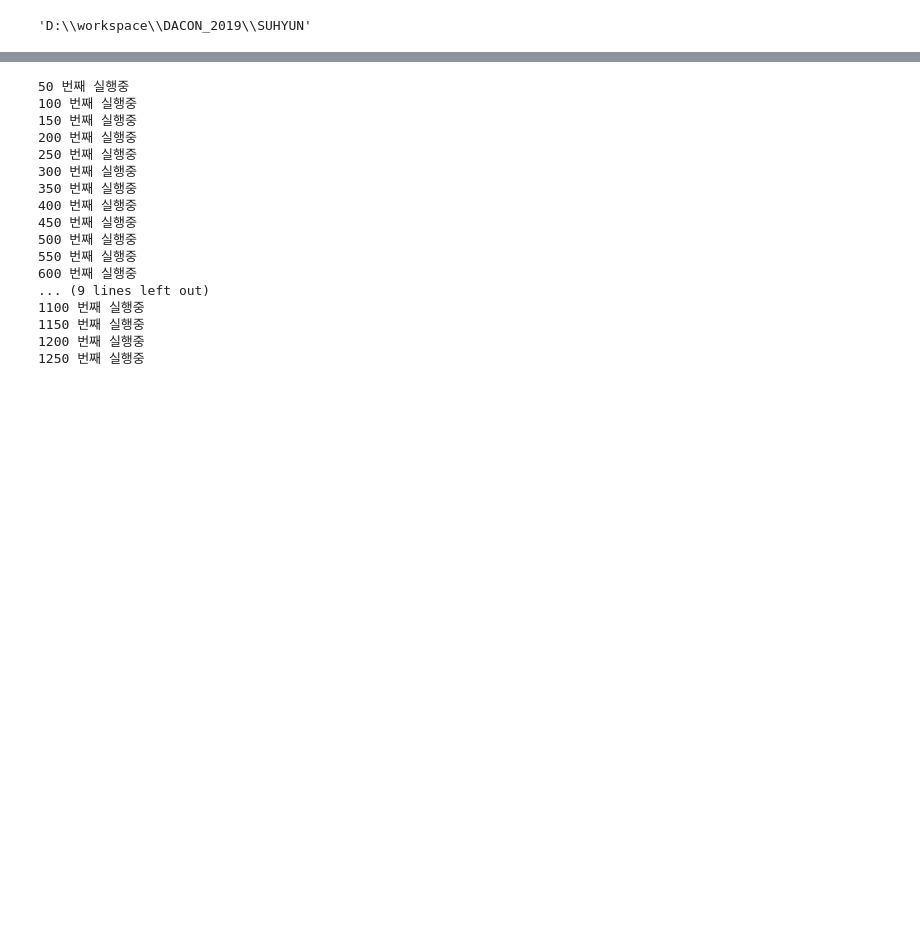
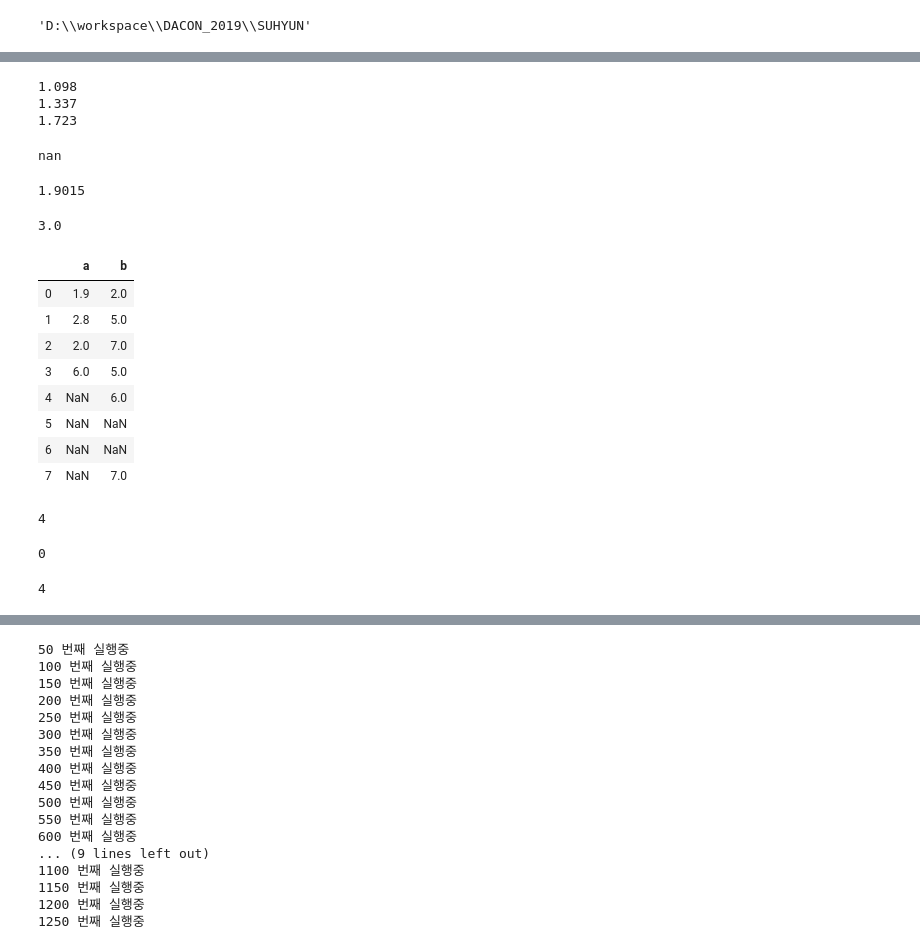
Before and after one commit to yagippi27/DACON_CONTEST_2019, a Jupyter notebook: SUHYUN/DACON_NA.ipynb, the cells around one changed output, grey strips where cells are left out. Saved outputs shown, nothing was run; the diff lists cells and outputs as text; code cells hidden in the pictures; blank space fills up the shorter version.

```diff
--- a/SUHYUN/DACON_NA.ipynb
+++ b/SUHYUN/DACON_NA.ipynb
@@ -33,0 +57,53 @@ train = train2.copy()
+# %%
+data_1q = np.percentile(data.iloc[:,1].dropna(), 25)
+print(data_1q)
+data_2q = np.percentile(data.iloc[:,1].dropna(), 50)
+print(data_2q)
+data_3q = np.percentile(data.iloc[:,1].dropna(), 75)
+print(data_3q)
+# %% [output]
+1.098
+1.337
+1.723
+# %%
+a = np.nan
+# %%
+a
+# %% [output]
+nan
+# %%
+q05 = np.percentile(tmp.iloc[:,0].dropna(), 0.5)
+q05
+# %% [output]
+1.9015
+# %%
+tmp.iloc[0,0]
+# %% [output]
+3.0
+# %%
+tmp = pd.DataFrame(data = {'a':[1.9,2.8,2,6, a, a, a, a], 'b': [2,5,7,5, 6, a, a, 7]}, columns = ['a', 'b'])
+tmp
+# %% [output]
+|  | a | b |
+| 0 | 1.9 | 2.0 |
+| 1 | 2.8 | 5.0 |
+| 2 | 2.0 | 7.0 |
+| 3 | 6.0 | 5.0 |
+| 4 | NaN | 6.0 |
+| 5 | NaN | NaN |
+| 6 | NaN | NaN |
+| 7 | NaN | 7.0 |
+# %%
+j2
+# %% [output]
+4
+# %%
+while q05 > (tmp.iloc[0,0] / (j2+1)):
+    print(j2)
+    j2 -=1
+# %% [output]
+0
+# %%
+j2
+# %% [output]
+4
```
Also changed, not shown: parts of 15 cells of this notebook, 6 other files.
